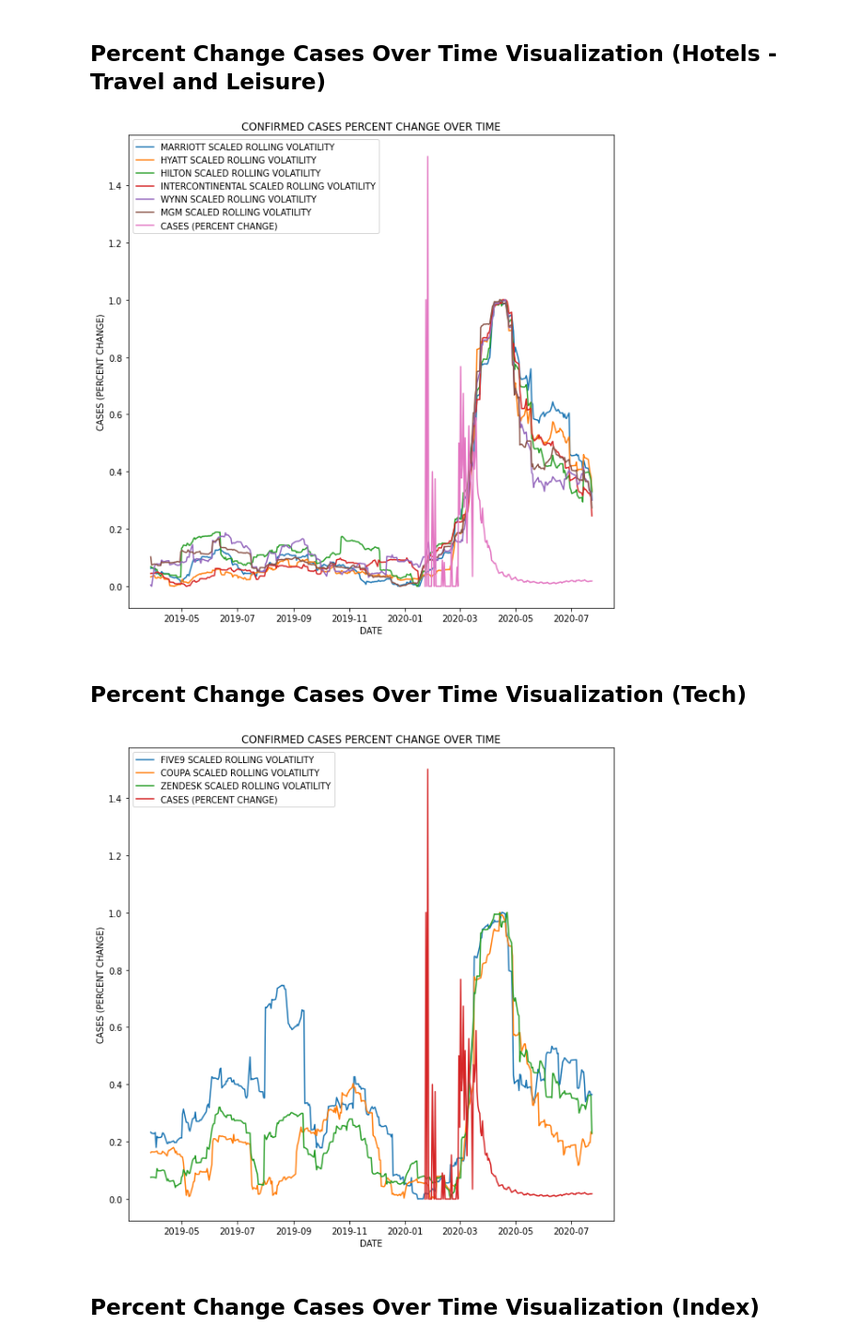
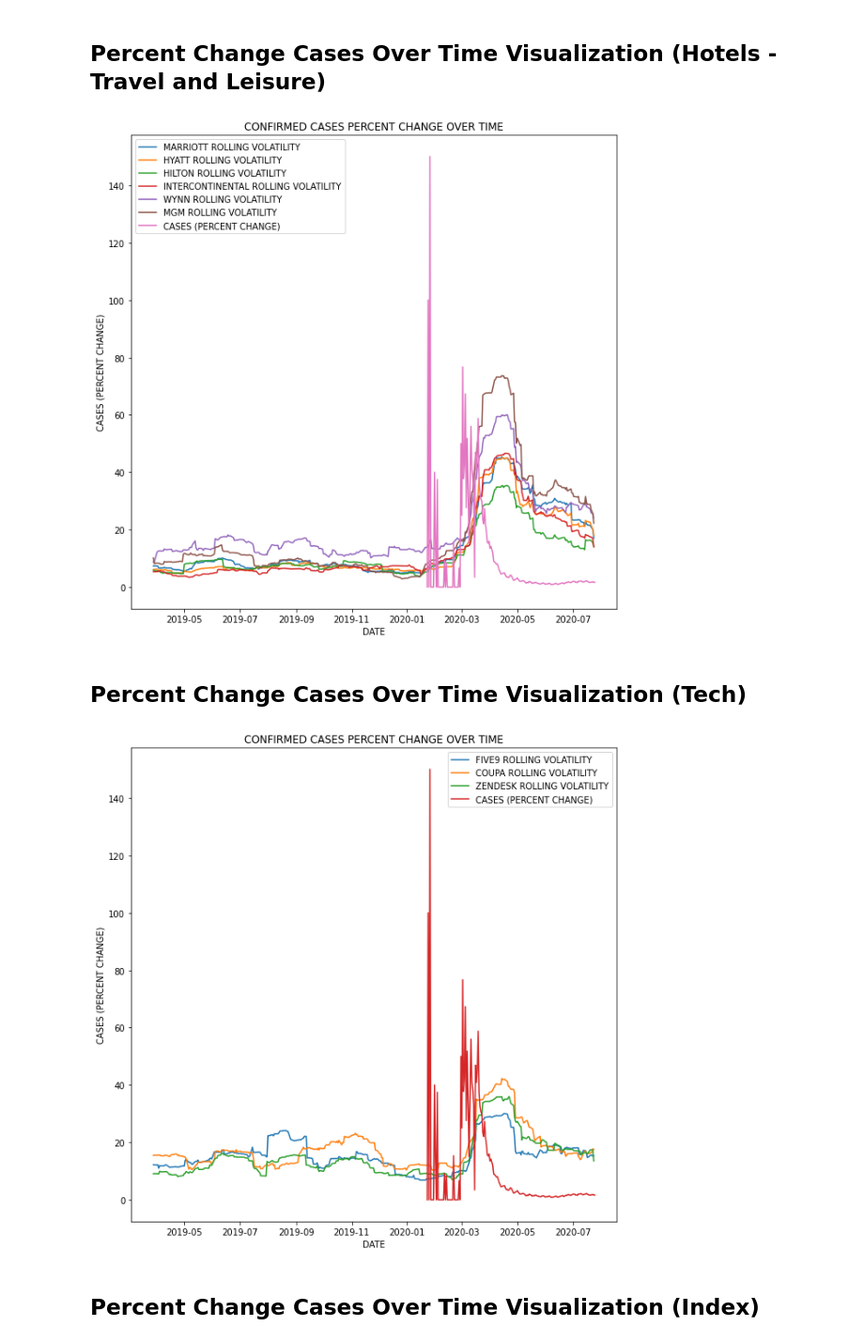
Before and after one commit to platypus-capital/options, a Jupyter notebook: jupyter/Covid_Analysis.ipynb, the cells around one changed output. Shown at 94% size. Saved outputs shown, nothing was run; the diff lists cells and outputs as text; code cells hidden in the pictures.

Commit message:
Remove min max scaler from the historical volatility metric

```diff
--- a/jupyter/Covid_Analysis.ipynb
+++ b/jupyter/Covid_Analysis.ipynb
@@ -22,8 +22,7 @@ Provided by Yahoo Finance
 def volatility(ticker, days='365d', vol_window=30):
     stock = equity(ticker, days)
     stock.historical_volatility(vol_window)
-    stock.min_max_scale('Rolling Volatility')
-    return stock.df[~stock.df['Rolling Volatility Scaled'].isna()]['Rolling Volatility Scaled']
+    return stock.df[~stock.df['Rolling Volatility'].isna()]['Rolling Volatility']
 # %% [markdown]
 ## Covid-19 Confirmed Case Data
 Sourcing COVID-19 Numbers from [John Hopkins Covid-19 Data Repository](https://github.com/CSSEGISandData/COVID-19).
@@ -37,7 +36,7 @@ Associated this metric with historical volatility to find a coorelation or patte
 # %%
 us_cases = confirmed_df[confirmed_df['Country/Region'] == 'US'].iloc[:,4:].melt(var_name='Date', value_name='Confirmed Cases', col_level=0)
 us_cases['Date'] = pd.to_datetime(us_cases['Date'])
-us_cases['Percent Change'] = (us_cases['Confirmed Cases'] - us_cases['Confirmed Cases'].shift(1).fillna(0))/us_cases['Confirmed Cases'].shift(1).fillna(0)
+us_cases['Percent Change'] = (us_cases['Confirmed Cases'] - us_cases['Confirmed Cases'].shift(1).fillna(0))/us_cases['Confirmed Cases'].shift(1).fillna(0) * 100
 us_cases.set_index('Date', inplace=True)
 # %% [markdown]
 ## Percent Change Cases Over Time Visualization (Finance)
@@ -102,12 +101,12 @@ plt.show()
 # %% [markdown]
 ## Percent Change Cases Over Time Visualization (Hotels - Travel and Leisure)
 # %%
-plt.plot(volatility('MAR'), label="MARRIOTT SCALED ROLLING VOLATILITY")
-plt.plot(volatility('H'), label="HYATT SCALED ROLLING VOLATILITY")
-plt.plot(volatility('HLT'), label="HILTON SCALED ROLLING VOLATILITY")
-plt.plot(volatility('IHG'), label="INTERCONTINENTAL SCALED ROLLING VOLATILITY")
-plt.plot(volatility('WYNN'), label="WYNN SCALED ROLLING VOLATILITY")
-plt.plot(volatility('MGM'), label="MGM SCALED ROLLING VOLATILITY")
+plt.plot(volatility('MAR'), label="MARRIOTT ROLLING VOLATILITY")
+plt.plot(volatility('H'), label="HYATT ROLLING VOLATILITY")
+plt.plot(volatility('HLT'), label="HILTON ROLLING VOLATILITY")
+plt.plot(volatility('IHG'), label="INTERCONTINENTAL ROLLING VOLATILITY")
+plt.plot(volatility('WYNN'), label="WYNN ROLLING VOLATILITY")
+plt.plot(volatility('MGM'), label="MGM ROLLING VOLATILITY")
 plt.plot(us_cases['Percent Change'], label="CASES (PERCENT CHANGE)")
 plt.xlabel('DATE')
 plt.ylabel('CASES (PERCENT CHANGE)')
@@ -115,21 +114,21 @@ plt.title('CONFIRMED CASES PERCENT CHANGE OVER TIME')
 plt.legend()
 plt.show()
 # %% [output]
-[figure, old version]
+[figure, new version]
 # %% [markdown]
 ## Percent Change Cases Over Time Visualization (Tech)
 # %%
-plt.plot(volatility('FIVN'), label="FIVE9 SCALED ROLLING VOLATILITY")
-plt.plot(volatility('COUP'), label="COUPA SCALED ROLLING VOLATILITY")
-plt.plot(volatility('ZEN'), label="ZENDESK SCALED ROLLING VOLATILITY")
+plt.plot(volatility('FIVN'), label="FIVE9 ROLLING VOLATILITY")
+plt.plot(volatility('COUP'), label="COUPA ROLLING VOLATILITY")
+plt.plot(volatility('ZEN'), label="ZENDESK ROLLING VOLATILITY")
 plt.plot(us_cases['Percent Change'], label="CASES (PERCENT CHANGE)")
 plt.xlabel('DATE')
 plt.ylabel('CASES (PERCENT CHANGE)')
 plt.title('CONFIRMED CASES PERCENT CHANGE OVER TIME')
 plt.legend()
 plt.show()
 # %% [output]
-[figure, old version]
+[figure, new version]
 # %% [markdown]
 ## Percent Change Cases Over Time Visualization (Index)
 # %%
```
Also changed, not shown: parts of 5 cells of this notebook.
